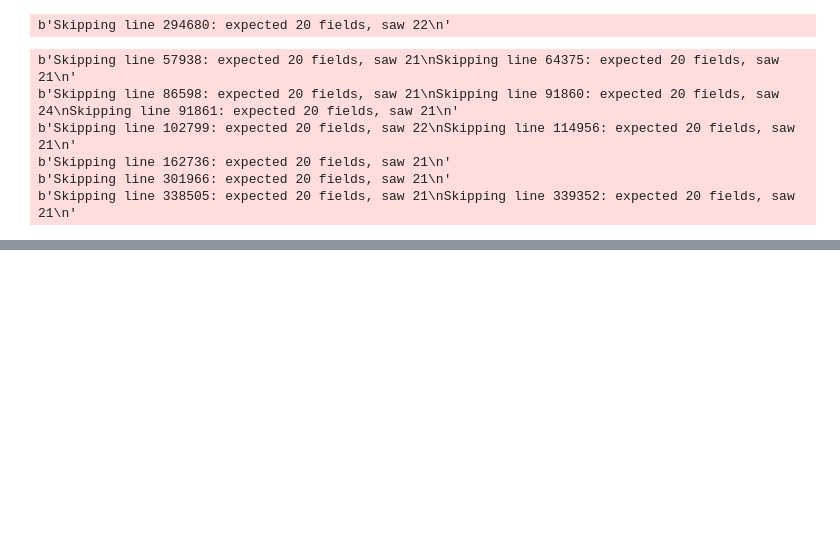
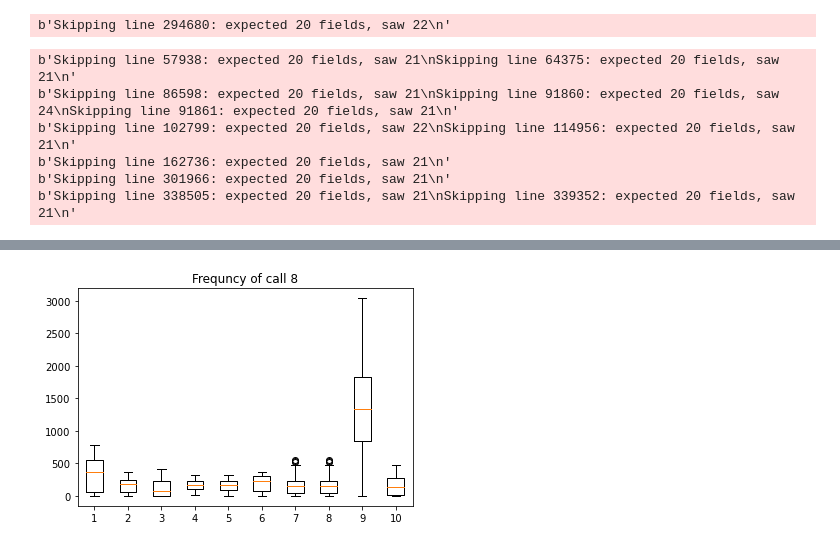
Before and after one commit to cdlewis4553/log_analysis, a Jupyter notebook: pd.ipynb, the cells around one changed output, grey strips where cells are left out. Cells and saved outputs as stored; diff of their text form; code cells hidden in the pictures; blank space fills up the shorter version.

```diff
--- a/pd.ipynb
+++ b/pd.ipynb
@@ -461,0 +551,4 @@ Name: Timestamp, dtype: float64
+# %%
+Combined_analysis_boxblots(Zeus, Jaff, Stop, wanna, sopa, RansomX, TeslaCrypt, revange, GlobeImposter, Ryuk, 8)
+# %% [output]
+[figure, added]
```
Also changed, not shown: parts of 53 cells of this notebook.
